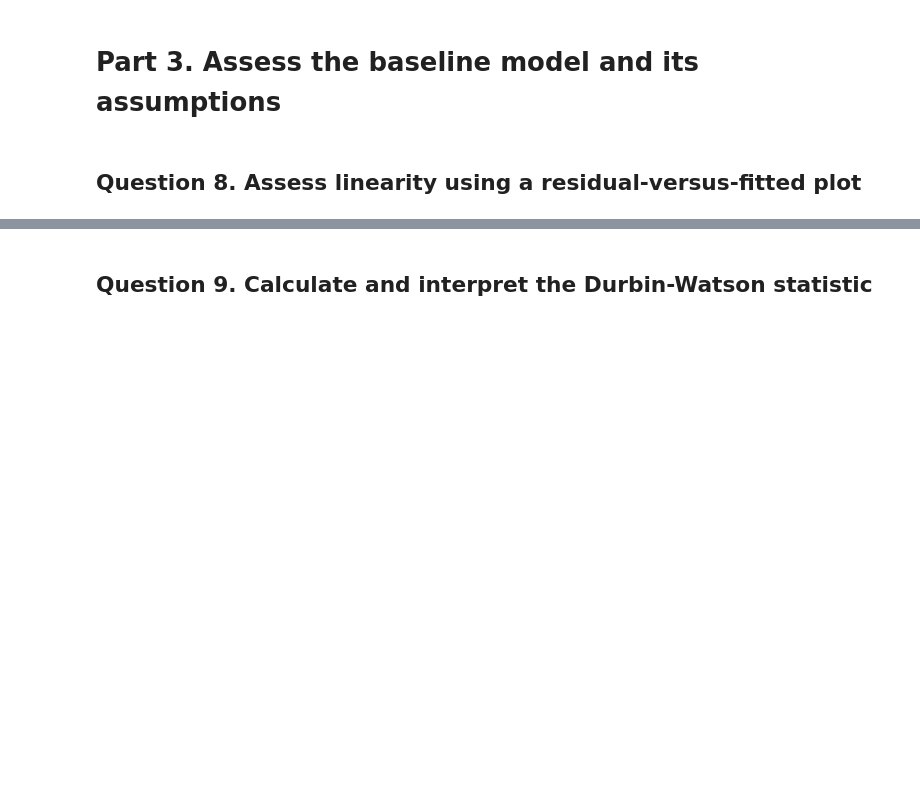
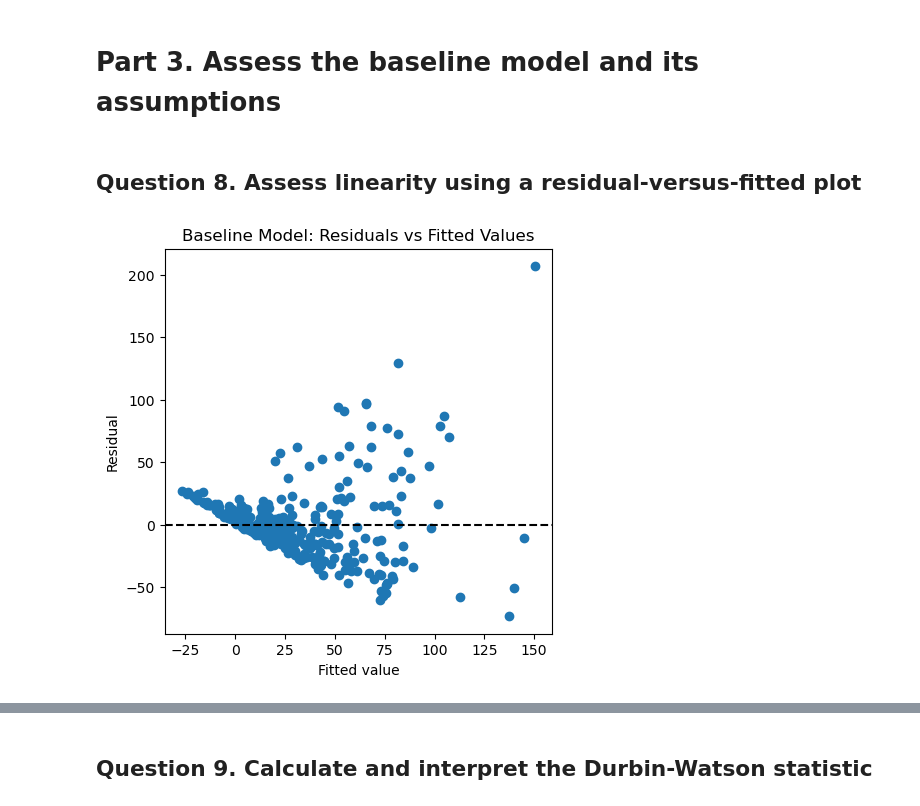
Before and after one commit to xiaogouyy/ass1, a Jupyter notebook: MGSC661_Movie_Regression_Homework_hints.ipynb, the cells around one changed output, grey strips where cells are left out. Saved outputs shown, nothing was run; the diff lists cells and outputs as text; code cells hidden in the pictures; blank space fills up the shorter version.

```diff
--- a/MGSC661_Movie_Regression_Homework_hints.ipynb
+++ b/MGSC661_Movie_Regression_Homework_hints.ipynb
@@ -106,8 +106,14 @@ descriptive_statistics
 ## Question 4. Prepare the baseline-model sample
 # %%
 baseline_variables = [
-    ...
+    "opening_weekend_revenue_musd",
+    "production_budget_musd",
+    "opening_theaters",
+    "runtime_minutes"
 ]
 
 # Drop rows only when a variable required by this model is missing.
-baseline_data = ....copy()
+baseline_data = df[baseline_variables].dropna()
+
+print("Baseline sample size:", baseline_data.shape[0])
+print("Number of observations removed:", df.shape[0] - baseline_data.shape[0])
@@ -115,12 +124,16 @@ baseline_data = ....copy()
 ## Question 5. Estimate and report the full baseline model
 # %%
 baseline_predictors = [
-    ...
+    "production_budget_musd",
+    "opening_theaters",
+    "runtime_minutes"
 ]
 
-design_baseline = MS(...)
-X_baseline = ....fit_transform(...)
-y_baseline =       #y variable
+design_baseline = MS(baseline_predictors)
+X_baseline = design_baseline.fit_transform(baseline_data)
+y_baseline = baseline_data["opening_weekend_revenue_musd"]
 
-baseline_model = sm.OLS(...)
-baseline_results = baseline_model.fit(...)
+baseline_model = sm.OLS(y_baseline, X_baseline)
+baseline_results = baseline_model.fit()
+
+baseline_results.summary()
@@ -144,3 +213,20 @@ reduced_results =  ...
 ## Question 8. Assess linearity using a residual-versus-fitted plot
 # %%
 #plot the residual vs predicted value graph
+ax = subplots(figsize=(5, 5))[1]
+
+ax.scatter(
+    baseline_results.fittedvalues,
+    baseline_results.resid
+)
+
+# Add the horizontal residual = 0 line
+ax.axhline(0, c="k", ls="--")
+
+ax.set_xlabel("Fitted value")
+ax.set_ylabel("Residual")
+ax.set_title("Baseline Model: Residuals vs Fitted Values")
+
+plt.show()
+# %% [output]
+[figure, added]
```
Also changed, not shown: parts of 16 cells of this notebook, 1 other file.
